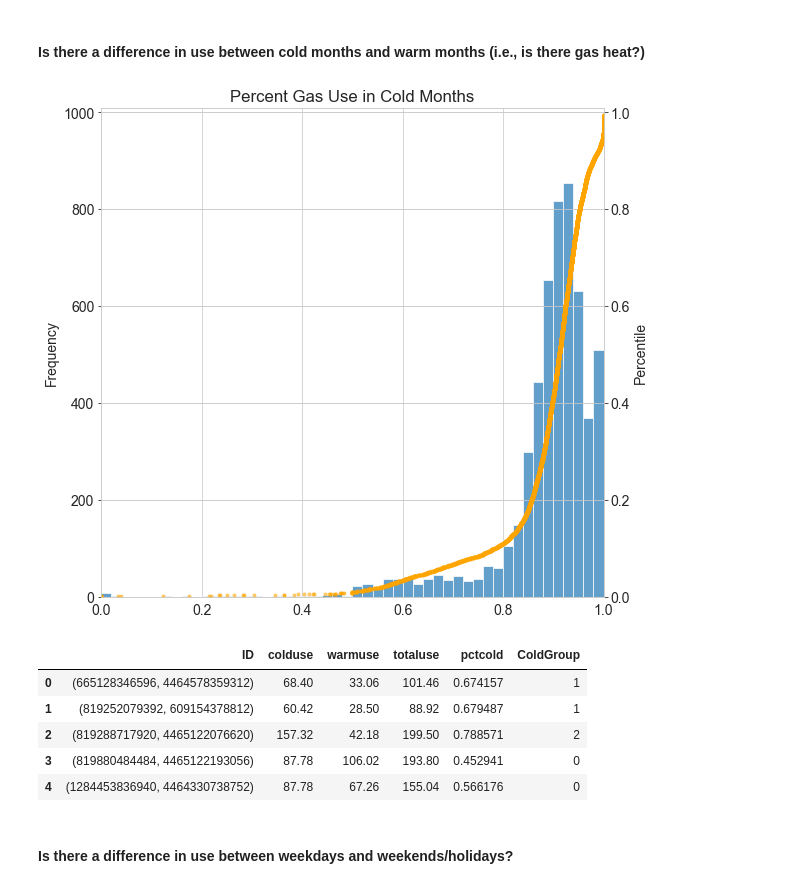
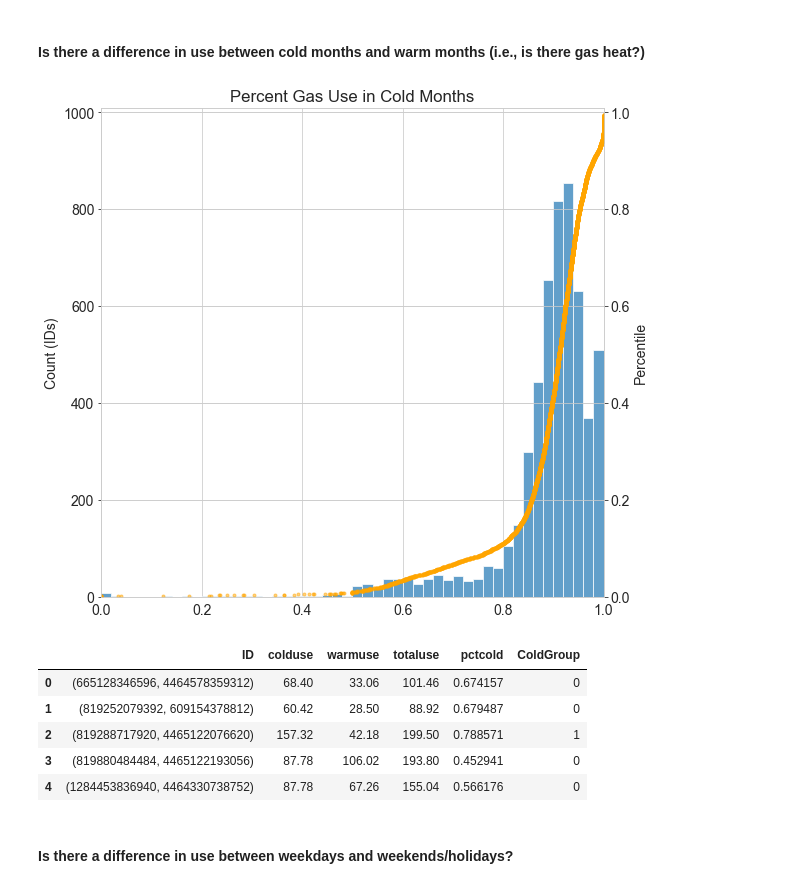
Before and after one commit to yz669/Capstone_2018Fall, a Jupyter notebook: Cluster.ipynb, the cells around one changed output. Saved outputs shown, nothing was run; the diff lists cells and outputs as text; code cells hidden in the pictures.

```diff
--- a/Cluster.ipynb
+++ b/Cluster.ipynb
@@ -192,39 +192,39 @@ readdata = readdata.drop(columns=['coldmonths','warmmonths'])
 # %%
 # plot
 plt.rcParams.update({'font.size': 14})
 
 f, ax = plt.subplots(figsize=(9,9))
 sns.set_style('whitegrid')
 
 x, y = cdf(gasheat['pctcold'])
 ax.hist(gasheat['pctcold'], bins=50, alpha=.7)
 ax.set_xlim(0,1)
 ax.set_ylim(0,1010)
 layer = ax.twinx()
 layer.plot(x, y, '.', color="orange", alpha=.5)
 layer.set_ylim(0,1.01)
 plt.title('Percent Gas Use in Cold Months');
-plt.xlabel('Pct Use in Cold Months'); ax.set_ylabel('Frequency'); layer.set_ylabel('Percentile');
+plt.xlabel('Pct Use in Cold Months'); ax.set_ylabel('Count (IDs)'); layer.set_ylabel('Percentile');
 
 # save
 f.savefig(location+'cold_gas_use.png')
 # %% [output]
-[figure, old version]
+[figure, new version]
 # %%
 # it looks like we have 3 groups:
 # * those using <59% gas in the winter,
 # * those using 59-80% gas in winter,
 # * those using >80% gas in winter
 gasheat['ColdGroup'] = None
-gasheat.loc[ gasheat.pctcold < .59, 'ColdGroup'] = 0
-gasheat.loc[ (gasheat.pctcold >= .59) & (gasheat.pctcold < .7), 'ColdGroup'] = 1
-gasheat.loc[ gasheat.pctcold >= .7, 'ColdGroup'] = 2
+gasheat.loc[ gasheat.pctcold < .68, 'ColdGroup'] = 0
+gasheat.loc[ (gasheat.pctcold >= .68) & (gasheat.pctcold < .8), 'ColdGroup'] = 1
+gasheat.loc[ gasheat.pctcold >= .8, 'ColdGroup'] = 2
 gasheat.head()
 # %% [output]
 |  | ID | colduse | warmuse | totaluse | pctcold | ColdGroup |
-| 0 | (665128346596, 4464578359312) | 68.40 | 33.06 | 101.46 | 0.674157 | 1 |
-| 1 | (819252079392, 609154378812) | 60.42 | 28.50 | 88.92 | 0.679487 | 1 |
-| 2 | (819288717920, 4465122076620) | 157.32 | 42.18 | 199.50 | 0.788571 | 2 |
+| 0 | (665128346596, 4464578359312) | 68.40 | 33.06 | 101.46 | 0.674157 | 0 |
+| 1 | (819252079392, 609154378812) | 60.42 | 28.50 | 88.92 | 0.679487 | 0 |
+| 2 | (819288717920, 4465122076620) | 157.32 | 42.18 | 199.50 | 0.788571 | 1 |
 | 3 | (819880484484, 4465122193056) | 87.78 | 106.02 | 193.80 | 0.452941 | 0 |
 | 4 | (1284453836940, 4464330738752) | 87.78 | 67.26 | 155.04 | 0.566176 | 0 |
 # %% [markdown]
```
Also changed, not shown: parts of 35 cells of this notebook, 1 other file.
